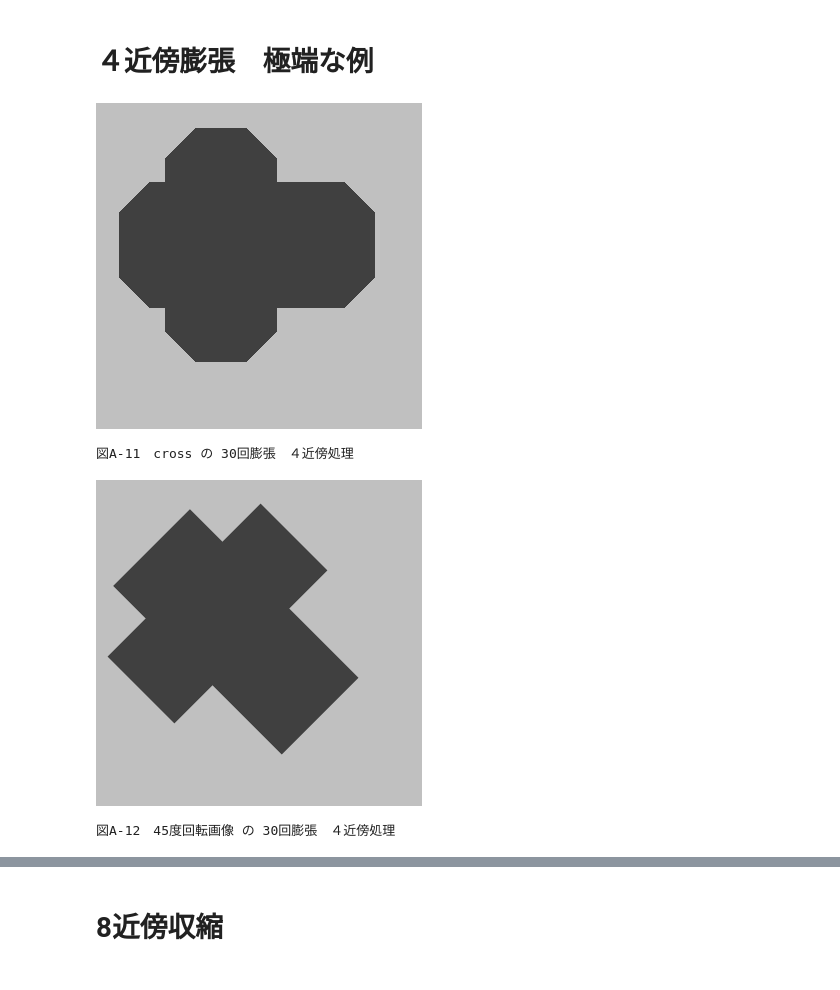
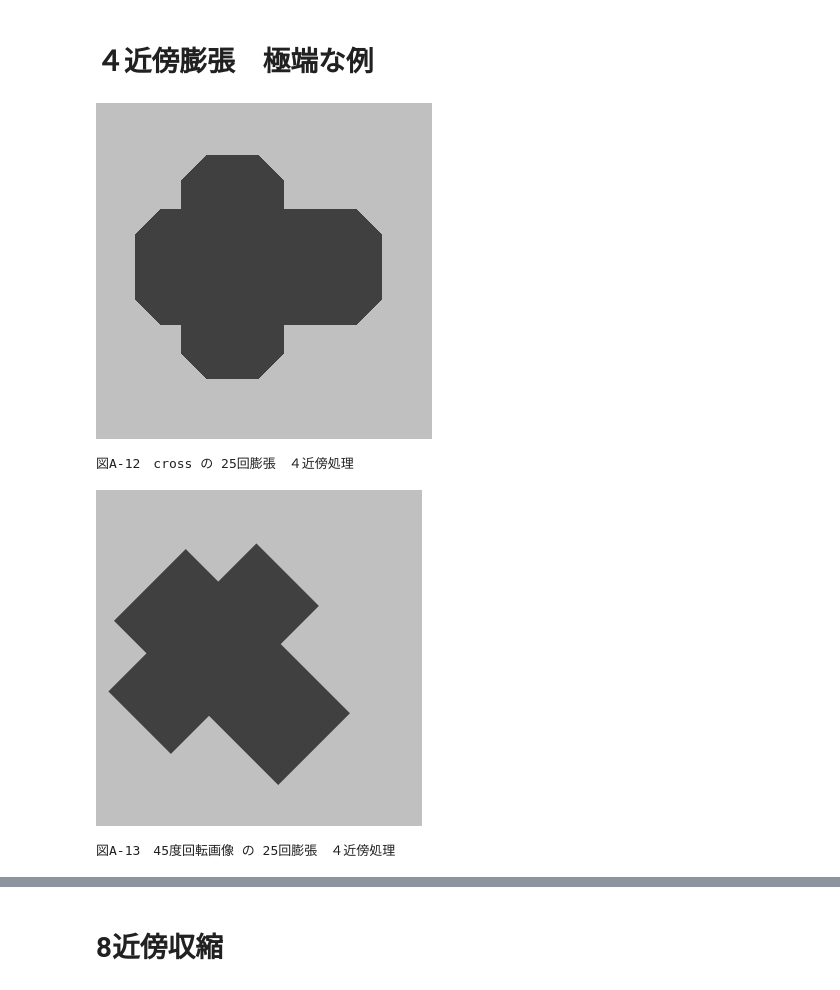
Before and after one commit to aquapathos/openCVLesson, a Jupyter notebook: 膨張・収縮処理.ipynb, the cells around one changed output, grey strips where cells are left out. Cells and saved outputs as stored; diff of their text form; code cells hidden in the pictures.

```diff
--- a/膨張・収縮処理.ipynb
+++ b/膨張・収縮処理.ipynb
@@ -24,7 +24,7 @@ Saving crossg.jpg to crossg.jpg
 図A-2　coss.jpg のヒストグラム
 # %%
 # ２階調化
-ret, bw = cv2.threshold(gry,200,255,cv2.THRESH_BINARY)
+ret, bw = cv2.threshold(gry,0,255,cv2.THRESH_BINARY+cv2.THRESH_OTSU)
 cv2_imshow(bw)
-print("図A-3　coss.jpg をしきい値 200 で２階調化した画像")
+print("図A-3　coss.jpg を判別分析法によるしきい値 {} で２階調化した画像".format(ret))
 # %% [output]
@@ -111,16 +136,16 @@ print("図A-10　45度回転画像 の {}回膨張　４近傍処理".format(itt
 # %% [markdown]
 # ４近傍膨張　極端な例
 # %%
-itt = 30 #@param {type:"slider", min:1, max:30, step:1}
+itt = 25 #@param {type:"slider", min:1, max:30, step:1}
 neiborhood4 = np.array([[0, 1, 0],[1, 1, 1],[0, 1, 0]],np.uint8)
 dilation4 = cv2.erode(bw2,neiborhood4,iterations = itt)
 dilation4r45 = cv2.erode(img2,neiborhood4,iterations = itt)
 cv2_imshow(128*(dilation4/255)+64)
-print("図A-11　cross の {}回膨張　４近傍処理".format(itt))
+print("図A-12　cross の {}回膨張　４近傍処理".format(itt))
 cv2_imshow(128*(dilation4r45/255)+64)
-print("図A-12　45度回転画像 の {}回膨張　４近傍処理".format(itt))
+print("図A-13　45度回転画像 の {}回膨張　４近傍処理".format(itt))
 # %% [output]
-[figure, old version]
+[figure, new version]
-図A-11　cross の 30回膨張　４近傍処理
+図A-12　cross の 25回膨張　４近傍処理
-[figure, old version]
+[figure, new version]
-図A-12　45度回転画像 の 30回膨張　４近傍処理
+図A-13　45度回転画像 の 25回膨張　４近傍処理
```
Also changed, not shown: parts of 25 cells of this notebook.
